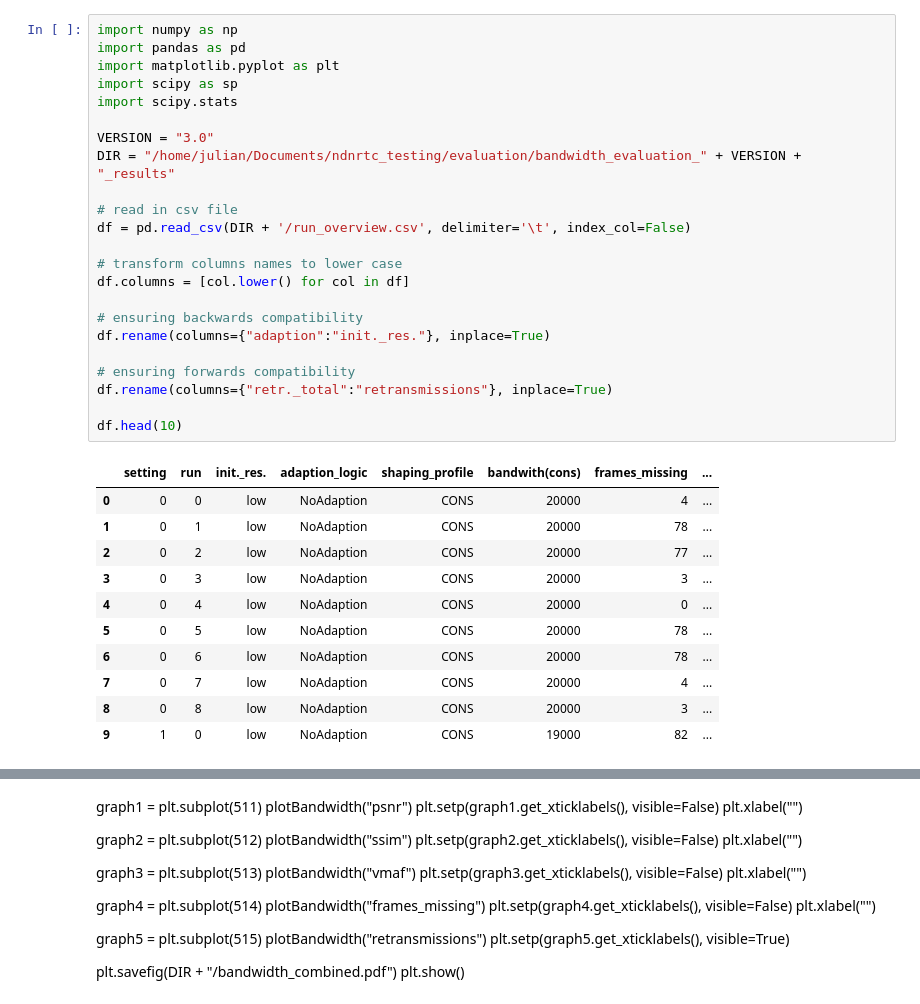
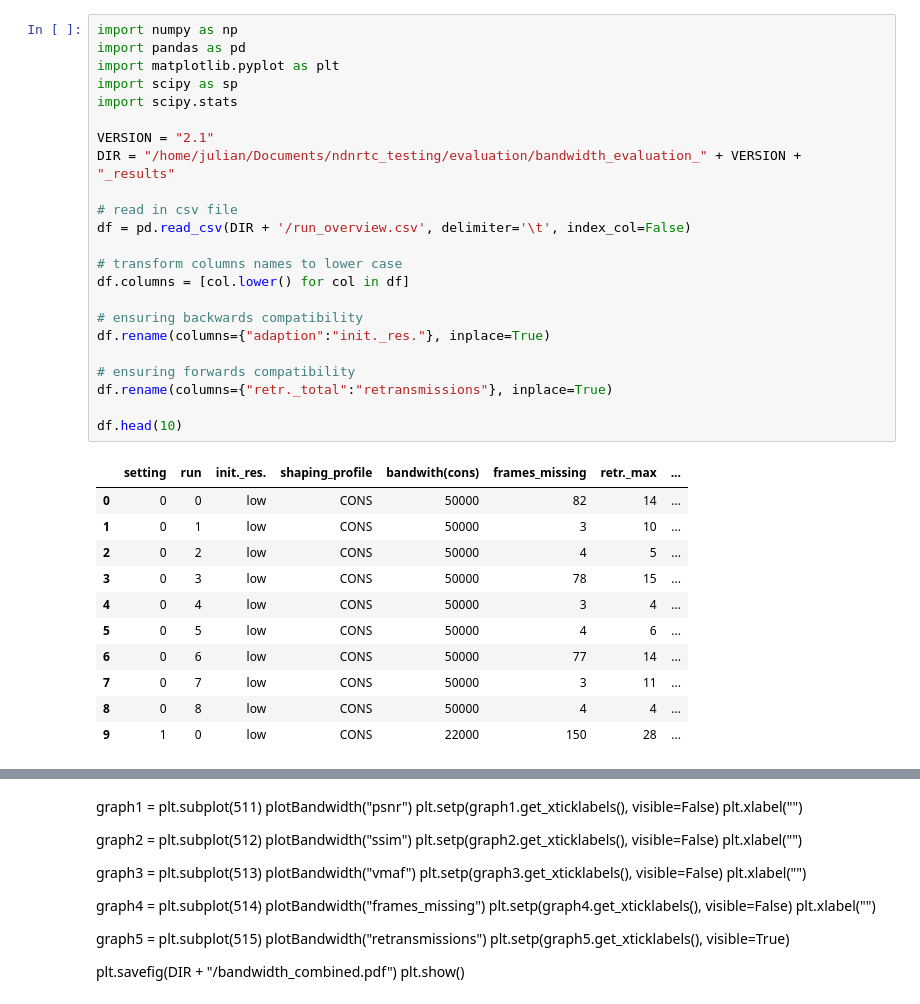
Before and after one commit to jujanda/ndnrtc_arc, a Jupyter notebook: cpp/resources/plotting-venv/Plotting_Bandwidth.ipynb, the cells around one changed output, grey strips where cells are left out. Cells and saved outputs as stored; diff of their text form.

```diff
--- a/cpp/resources/plotting-venv/Plotting_Bandwidth.ipynb
+++ b/cpp/resources/plotting-venv/Plotting_Bandwidth.ipynb
@@ -1,38 +1,38 @@
 # %%
 import numpy as np
 import pandas as pd
 import matplotlib.pyplot as plt
 import scipy as sp
 import scipy.stats
 
-VERSION = "3.0"
+VERSION = "2.1"
 DIR = "/home/julian/Documents/ndnrtc_testing/evaluation/bandwidth_evaluation_" + VERSION + "_results"
 
 # read in csv file
 df = pd.read_csv(DIR + '/run_overview.csv', delimiter='\t', index_col=False)
 
 # transform columns names to lower case
 df.columns = [col.lower() for col in df]
 
 # ensuring backwards compatibility
 df.rename(columns={"adaption":"init._res."}, inplace=True)
 
 # ensuring forwards compatibility
 df.rename(columns={"retr._total":"retransmissions"}, inplace=True)
 
 df.head(10)
 # %% [output]
-|  | setting | run | init._res. | adaption_logic | shaping_profile | bandwith(cons) | frames_missing | ... |
-| 0 | 0 | 0 | low | NoAdaption | CONS | 20000 | 4 | ... |
-| 1 | 0 | 1 | low | NoAdaption | CONS | 20000 | 78 | ... |
-| 2 | 0 | 2 | low | NoAdaption | CONS | 20000 | 77 | ... |
-| 3 | 0 | 3 | low | NoAdaption | CONS | 20000 | 3 | ... |
-| 4 | 0 | 4 | low | NoAdaption | CONS | 20000 | 0 | ... |
-| 5 | 0 | 5 | low | NoAdaption | CONS | 20000 | 78 | ... |
-| 6 | 0 | 6 | low | NoAdaption | CONS | 20000 | 78 | ... |
-| 7 | 0 | 7 | low | NoAdaption | CONS | 20000 | 4 | ... |
-| 8 | 0 | 8 | low | NoAdaption | CONS | 20000 | 3 | ... |
-| 9 | 1 | 0 | low | NoAdaption | CONS | 19000 | 82 | ... |
+|  | setting | run | init._res. | shaping_profile | bandwith(cons) | frames_missing | retr._max | ... |
+| 0 | 0 | 0 | low | CONS | 50000 | 82 | 14 | ... |
+| 1 | 0 | 1 | low | CONS | 50000 | 3 | 10 | ... |
+| 2 | 0 | 2 | low | CONS | 50000 | 4 | 5 | ... |
+| 3 | 0 | 3 | low | CONS | 50000 | 78 | 15 | ... |
+| 4 | 0 | 4 | low | CONS | 50000 | 3 | 4 | ... |
+| 5 | 0 | 5 | low | CONS | 50000 | 4 | 6 | ... |
+| 6 | 0 | 6 | low | CONS | 50000 | 77 | 14 | ... |
+| 7 | 0 | 7 | low | CONS | 50000 | 3 | 11 | ... |
+| 8 | 0 | 8 | low | CONS | 50000 | 4 | 4 | ... |
+| 9 | 1 | 0 | low | CONS | 22000 | 150 | 28 | ... |
 # %%
 # get list of setting numbers without duplicates
 settingNumbers = df["setting"].unique()
```
Also changed, not shown: parts of 7 cells of this notebook, 5 other files.
